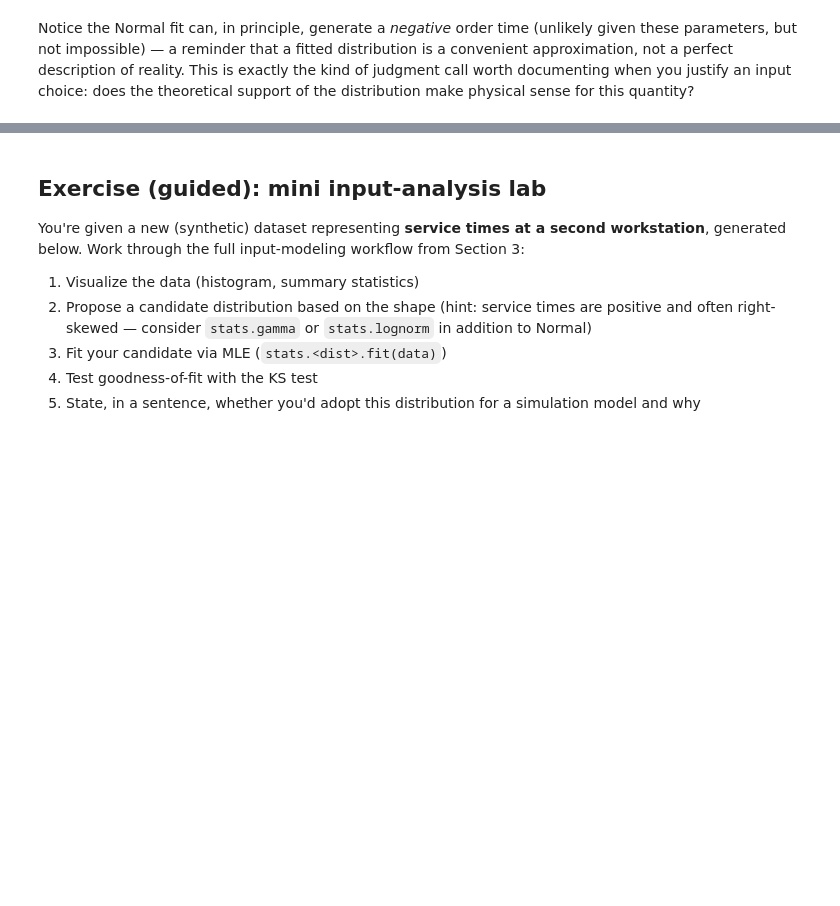
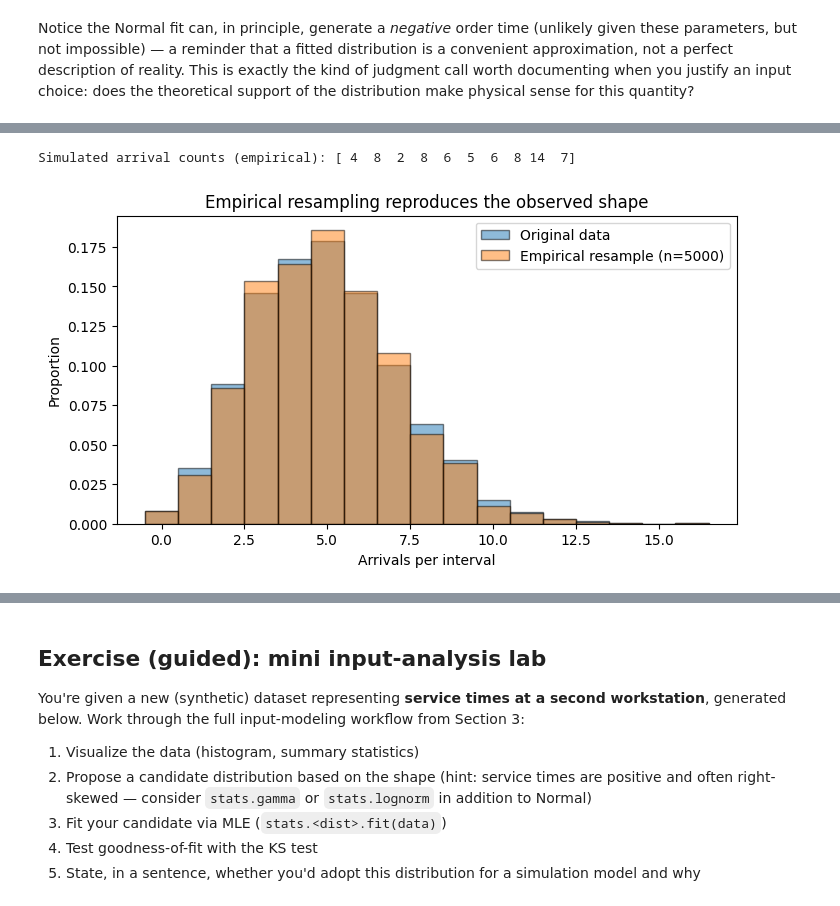
Before and after one commit to atajalili/sim, a Jupyter notebook: notebooks/session_02_input_analysis.ipynb, the cells around one changed output, grey strips where cells are left out. Cells and saved outputs as stored; diff of their text form; code cells hidden in the pictures; blank space fills up the shorter version.

Commit message:
Session 2: add empirical-distribution random variate generation (discrete bootstrap + continuous interpolated ECDF)

```diff
--- a/notebooks/session_02_input_analysis.ipynb
+++ b/notebooks/session_02_input_analysis.ipynb
@@ -669,0 +679,22 @@ Notice the Normal fit can, in principle, generate a *negative* order time (unlik
+# %%
+rng_emp = np.random.default_rng(seed=7)
+
+# Draw 10 simulated arrival counts directly from the observed data (bootstrap resampling)
+simulated_arrivals_empirical = rng_emp.choice(arrivals, size=10, replace=True)
+print("Simulated arrival counts (empirical):", simulated_arrivals_empirical.astype(int))
+
+# At scale, this reproduces the observed distribution's shape exactly (by construction)
+large_sample_empirical = rng_emp.choice(arrivals, size=5000, replace=True)
+
+plt.figure(figsize=(8, 4))
+bins = np.arange(arrivals.min(), arrivals.max() + 2) - 0.5
+plt.hist(arrivals, bins=bins, density=True, alpha=0.5, edgecolor='black', label='Original data')
+plt.hist(large_sample_empirical, bins=bins, density=True, alpha=0.5, edgecolor='black', label='Empirical resample (n=5000)')
+plt.xlabel('Arrivals per interval')
+plt.ylabel('Proportion')
+plt.title('Empirical resampling reproduces the observed shape')
+plt.legend()
+plt.show()
+# %% [output]
+Simulated arrival counts (empirical): [ 4  8  2  8  6  5  6  8 14  7]
+[figure, added]
```
Also changed, not shown: parts of 6 cells of this notebook.
